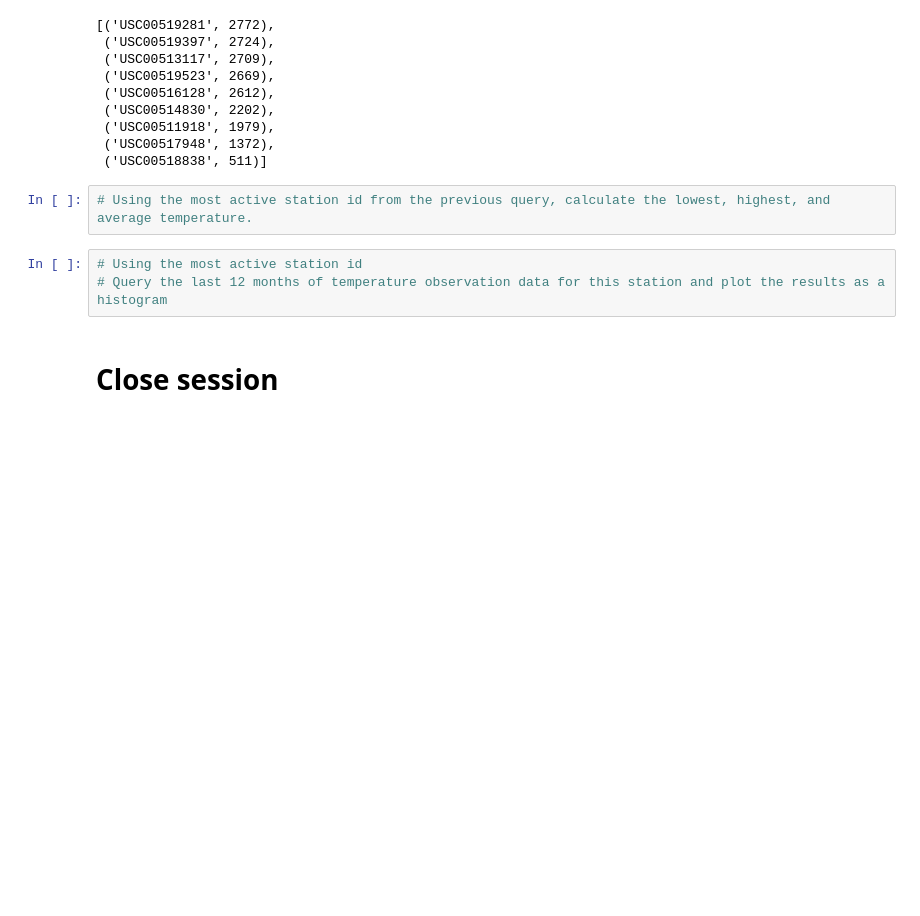
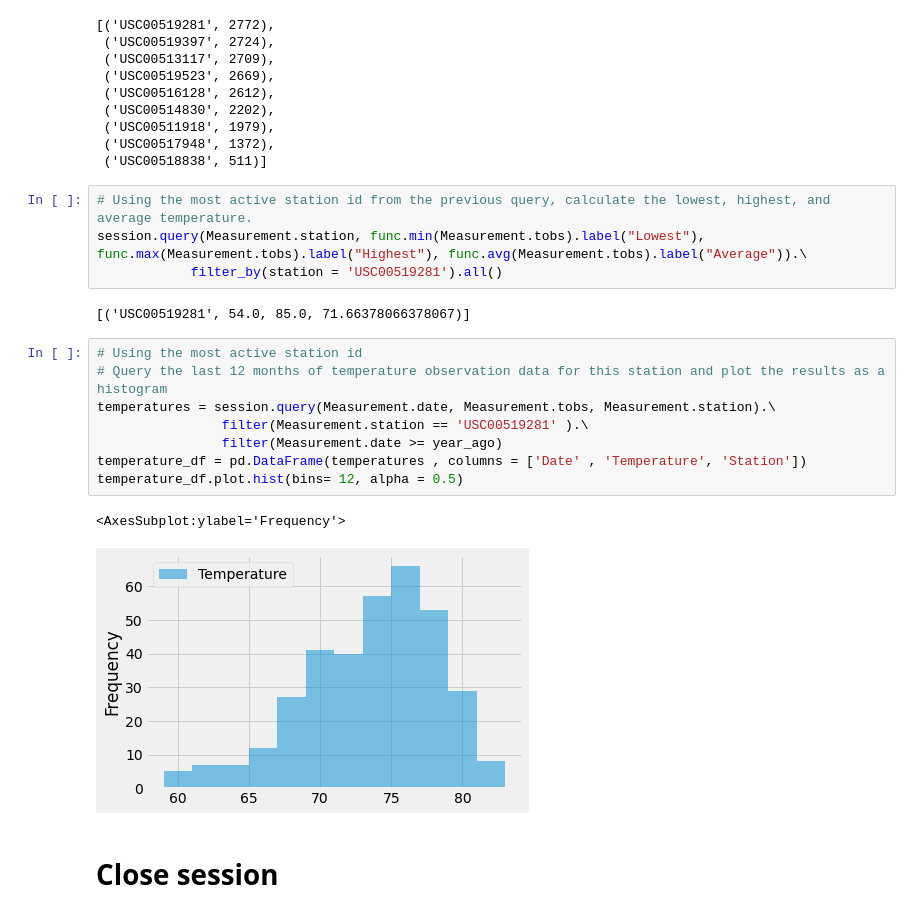
Before and after one commit to jdmerryman88/sqlalchemy-challenge, a Jupyter notebook: climate_starter.ipynb, the cells around one changed output. Cells and saved outputs as stored; diff of their text form; blank space fills up the shorter version.

Commit message:
histogram completed

```diff
--- a/climate_starter.ipynb
+++ b/climate_starter.ipynb
@@ -147,9 +147,21 @@ session.query(Measurement.station, func.count(Measurement.station).label('total_
  ('USC00518838', 511)]
 # %%
 # Using the most active station id from the previous query, calculate the lowest, highest, and average temperature.
+session.query(Measurement.station, func.min(Measurement.tobs).label("Lowest"), func.max(Measurement.tobs).label("Highest"), func.avg(Measurement.tobs).label("Average")).\
+            filter_by(station = 'USC00519281').all()
+# %% [output]
+[('USC00519281', 54.0, 85.0, 71.66378066378067)]
 # %%
 # Using the most active station id
 # Query the last 12 months of temperature observation data for this station and plot the results as a histogram
+temperatures = session.query(Measurement.date, Measurement.tobs, Measurement.station).\
+                filter(Measurement.station == 'USC00519281' ).\
+                filter(Measurement.date >= year_ago)
+temperature_df = pd.DataFrame(temperatures , columns = ['Date' , 'Temperature', 'Station'])
+temperature_df.plot.hist(bins= 12, alpha = 0.5)
+# %% [output]
+<AxesSubplot:ylabel='Frequency'>
+[figure, added]
 # %% [markdown]
 # Close session
 # %%
```
